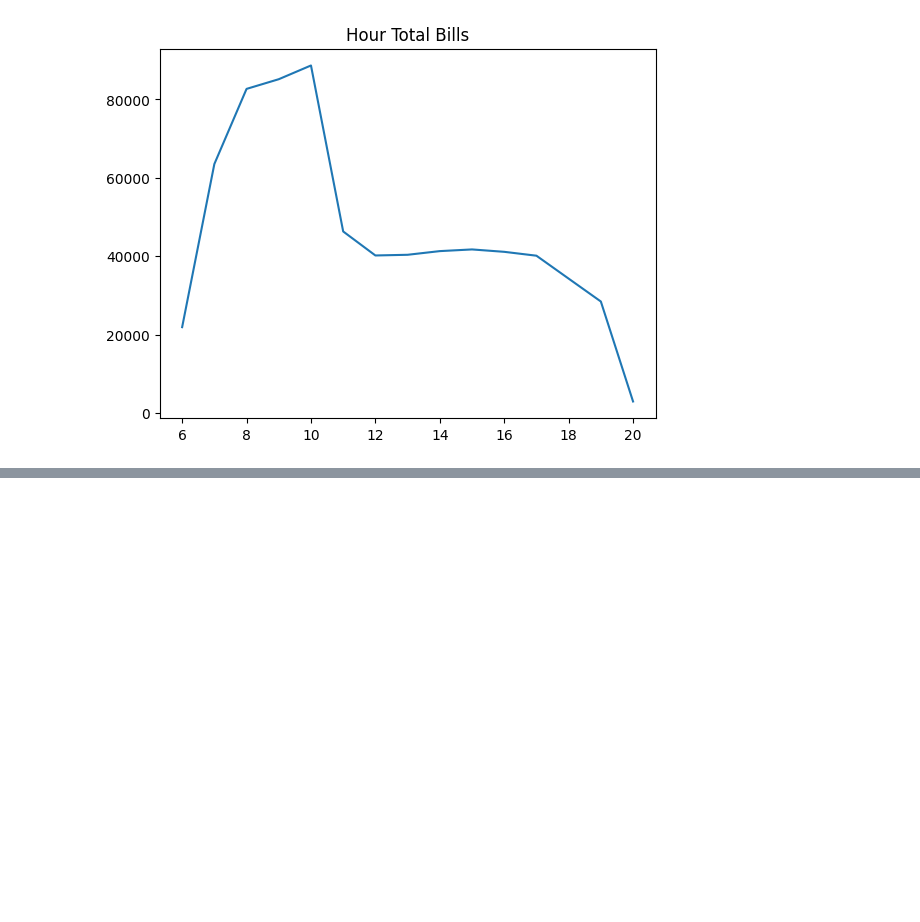
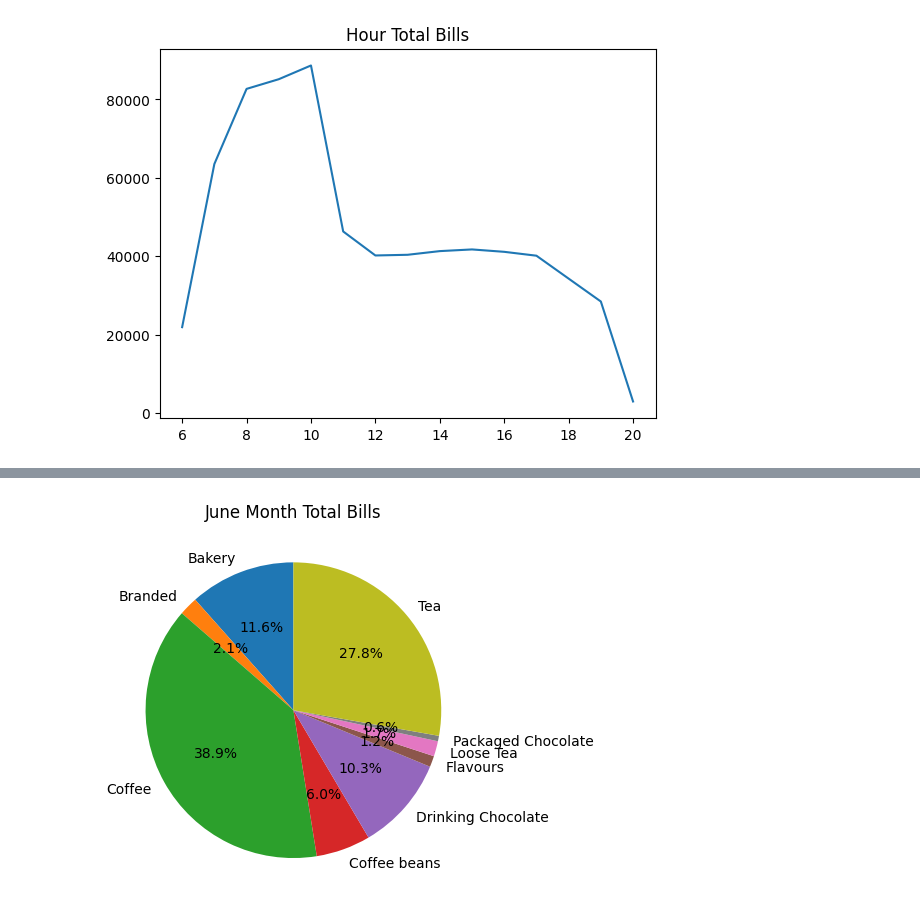
Before and after one commit to Rakesh73971/Coffee_Shop_Sales_Analysis, a Jupyter notebook: main.ipynb, the cells around one changed output, grey strips where cells are left out. Drawn from its saved outputs; the diff is of its cells as text; code cells hidden in the pictures; blank space fills up the shorter version.

```diff
--- a/main.ipynb
+++ b/main.ipynb
@@ -354,0 +366,5 @@ plt.show()
+# %%
+june_data = coffee[coffee['Month Name'] == 'June']
+
+june_product_bills = june_data.groupby('product_category')['Total_Bill'].sum()
+print(june_product_bills)
@@ -354,0 +383,9 @@ plt.show()
+# %%
+plt.pie(june_product_bills,
+        labels=june_product_bills.index,
+        autopct='%1.1f%%',
+        startangle=90)
+plt.title('June Month Total Bills')
+plt.show()
+# %% [output]
+[figure, added]
```
Also changed, not shown: parts of 5 cells of this notebook.
